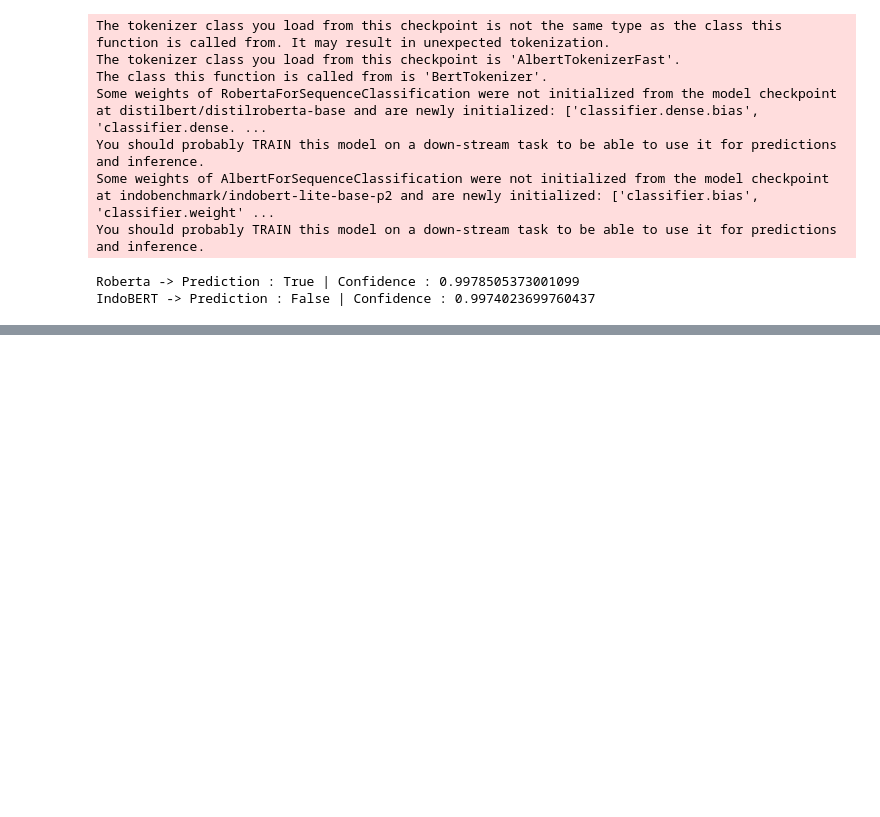
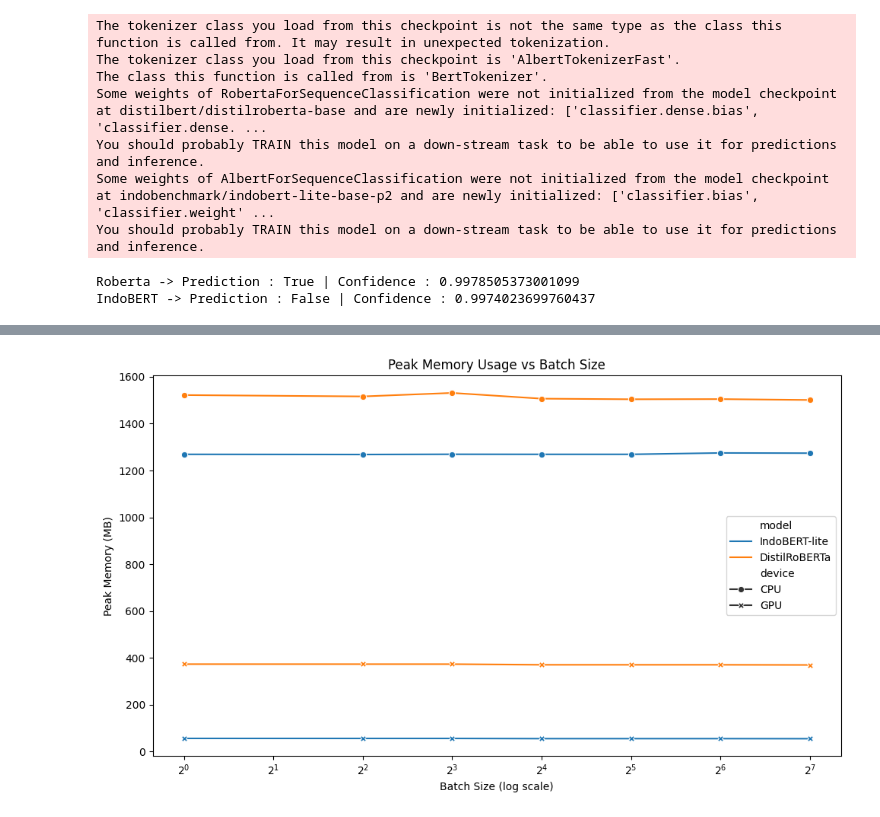
Before and after one commit to bwbayu/youtube-bot, a Jupyter notebook: engine/eda.ipynb, the cells around one changed output, grey strips where cells are left out. Saved outputs shown, nothing was run; the diff lists cells and outputs as text; code cells hidden in the pictures; blank space fills up the shorter version.

```diff
--- a/engine/eda.ipynb
+++ b/engine/eda.ipynb
@@ -583,0 +616,19 @@ IndoBERT -> Prediction : False | Confidence : 0.9974023699760437
+# %%
+plt.figure(figsize=(10, 6))
+sns.lineplot(
+    data=df_benchmark,
+    x="batch_size",
+    y="peak_mem_mb",
+    hue="model",
+    style="device",
+    markers=True,
+    dashes=False
+)
+plt.xscale('log', base=2)
+plt.title("Peak Memory Usage vs Batch Size")
+plt.xlabel("Batch Size (log scale)")
+plt.ylabel("Peak Memory (MB)")
+plt.tight_layout()
+plt.show()
+# %% [output]
+[figure, added]
```
Also changed, not shown: parts of 4 cells of this notebook, 2 other files.
